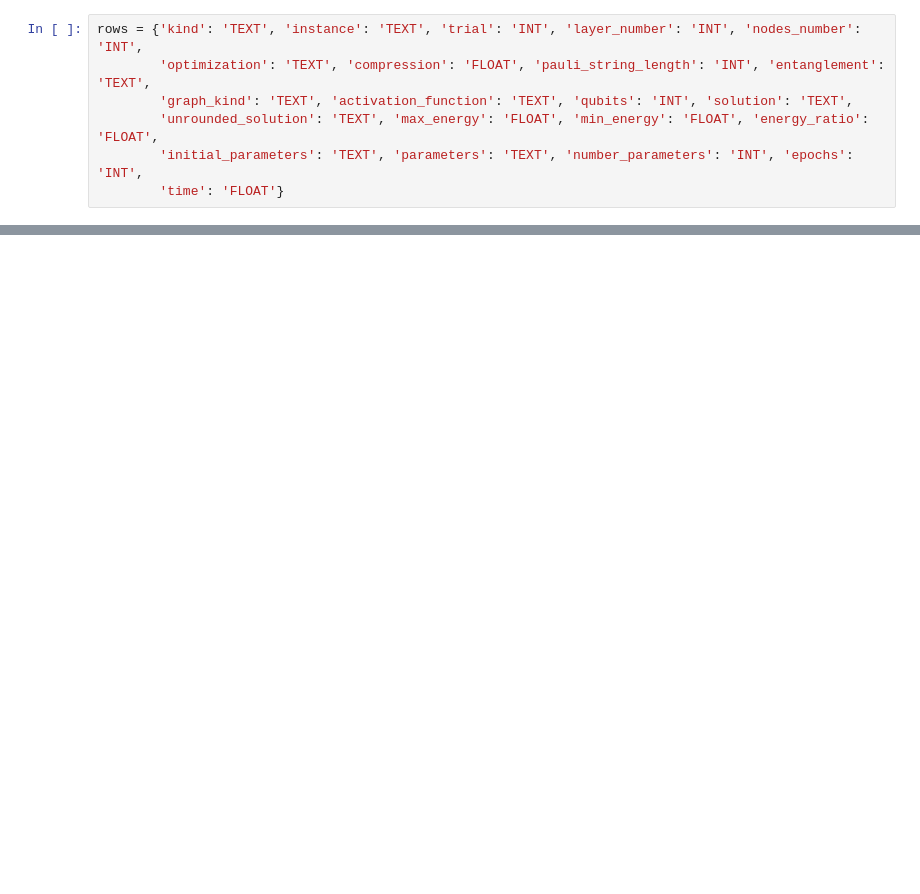
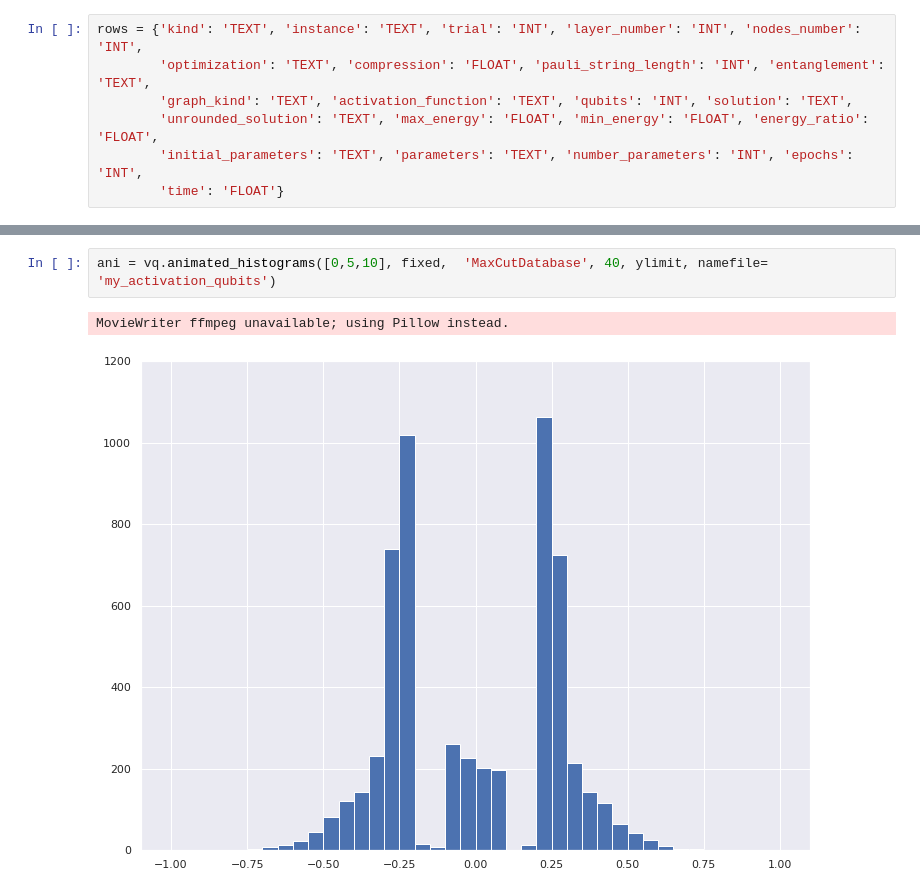
Before and after one commit to MarcoSciorilli/MqMBE, a Jupyter notebook: Tests.ipynb, the cells around one changed output, grey strips where cells are left out. Drawn from its saved outputs; the diff is of its cells as text; blank space fills up the shorter version.

```diff
--- a/Tests.ipynb
+++ b/Tests.ipynb
@@ -33,0 +38,5 @@ vq.plot_histogram(fixed,'X', 'MaxCutDatabase')
+# %%
+ani = vq.animated_histograms([0,5,10], fixed,  'MaxCutDatabase', 40, ylimit, namefile= 'my_activation_qubits')
+# %% [output]
+MovieWriter ffmpeg unavailable; using Pillow instead.
+[figure, added]
```
Also changed, not shown: parts of 7 cells of this notebook, 3 other files.
